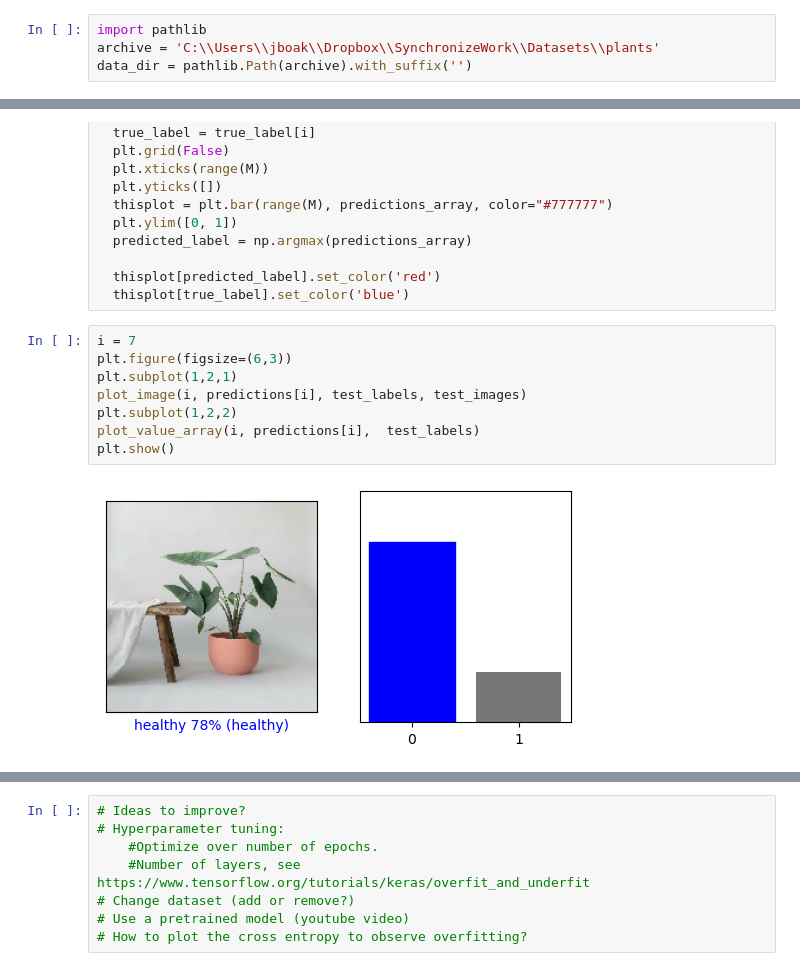
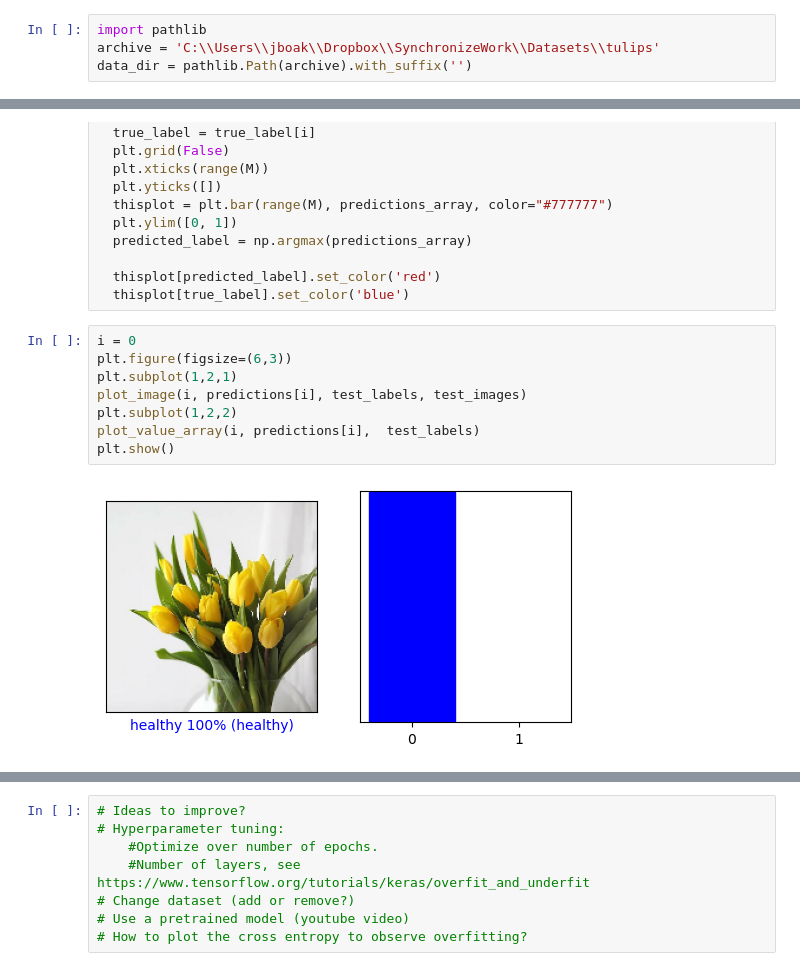
Before and after one commit to bwoakley/PlantHealth_ImageClassifier, a Jupyter notebook: HousePlants.ipynb, the cells around one changed output, grey strips where cells are left out. Drawn from its saved outputs; the diff is of its cells as text.

Commit message:
Modeling for tulips

```diff
--- a/HousePlants.ipynb
+++ b/HousePlants.ipynb
@@ -19,7 +19,7 @@ tf.keras.utils.set_random_seed(
 TensorFlow version: 2.13.0
 # %%
 import pathlib
-archive = 'C:\\Users\\jboak\\Dropbox\\SynchronizeWork\\Datasets\\plants'
+archive = 'C:\\Users\\jboak\\Dropbox\\SynchronizeWork\\Datasets\\tulips'
 data_dir = pathlib.Path(archive).with_suffix('')
 # %%
 archive
@@ -327,15 +327,15 @@ def plot_value_array(i, predictions_array, true_label):
   thisplot[predicted_label].set_color('red')
   thisplot[true_label].set_color('blue')
 # %%
-i = 7
+i = 0
 plt.figure(figsize=(6,3))
 plt.subplot(1,2,1)
 plot_image(i, predictions[i], test_labels, test_images)
 plt.subplot(1,2,2)
 plot_value_array(i, predictions[i],  test_labels)
 plt.show()
 # %% [output]
-[figure, old version]
+[figure, new version]
 # %%
 # Plot the first X test images, their predicted labels, and the true labels.
 # Color correct predictions in blue and incorrect predictions in red.
```
Also changed, not shown: parts of 16 cells of this notebook.
